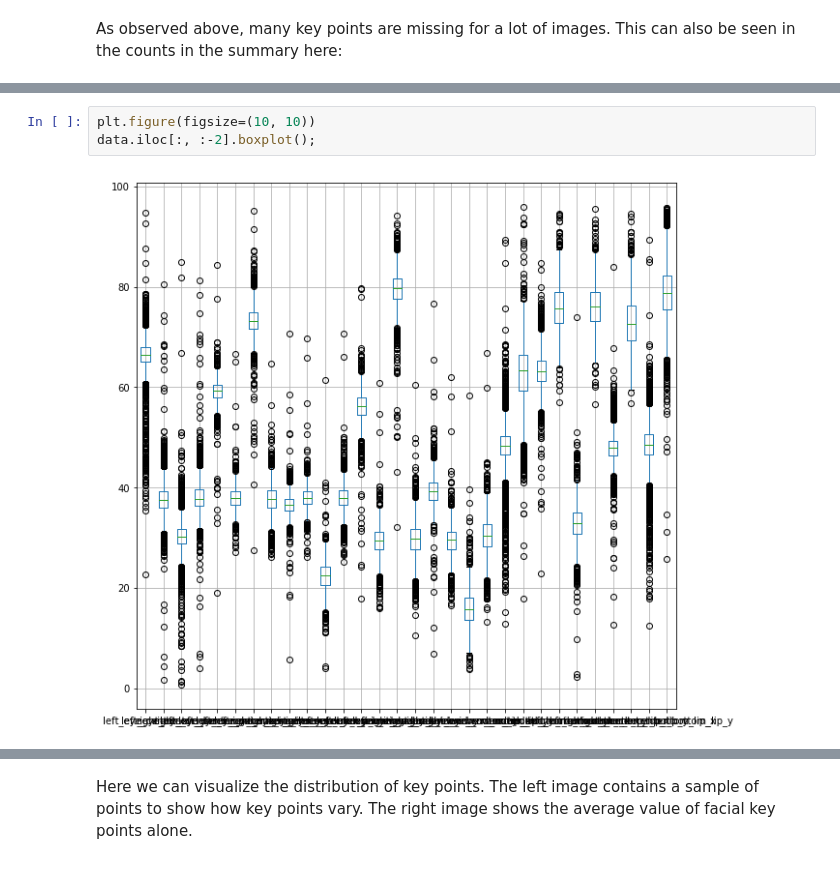
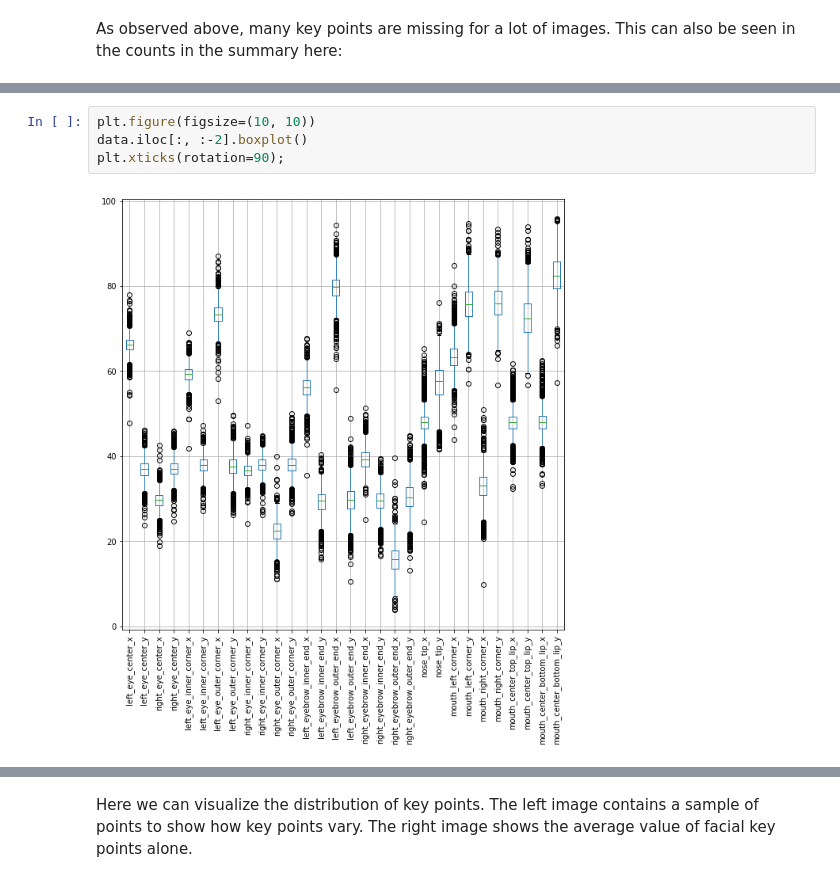
Before and after one commit to jamieandre/w207-f18-final-project, a Jupyter notebook: Final_Project_Draft.ipynb, the cells around one changed output, grey strips where cells are left out. Drawn from its saved outputs; the diff is of its cells as text.

```diff
--- a/Final_Project_Draft.ipynb
+++ b/Final_Project_Draft.ipynb
@@ -279,5 +221,6 @@ Bar plots show the variance and mean of the available points:
 # %%
 plt.figure(figsize=(10, 10))
-data.iloc[:, :-2].boxplot();
+data.iloc[:, :-2].boxplot()
+plt.xticks(rotation=90);
 # %% [output]
-[figure, old version]
+[figure, new version]
```
Also changed, not shown: parts of 34 cells of this notebook.
